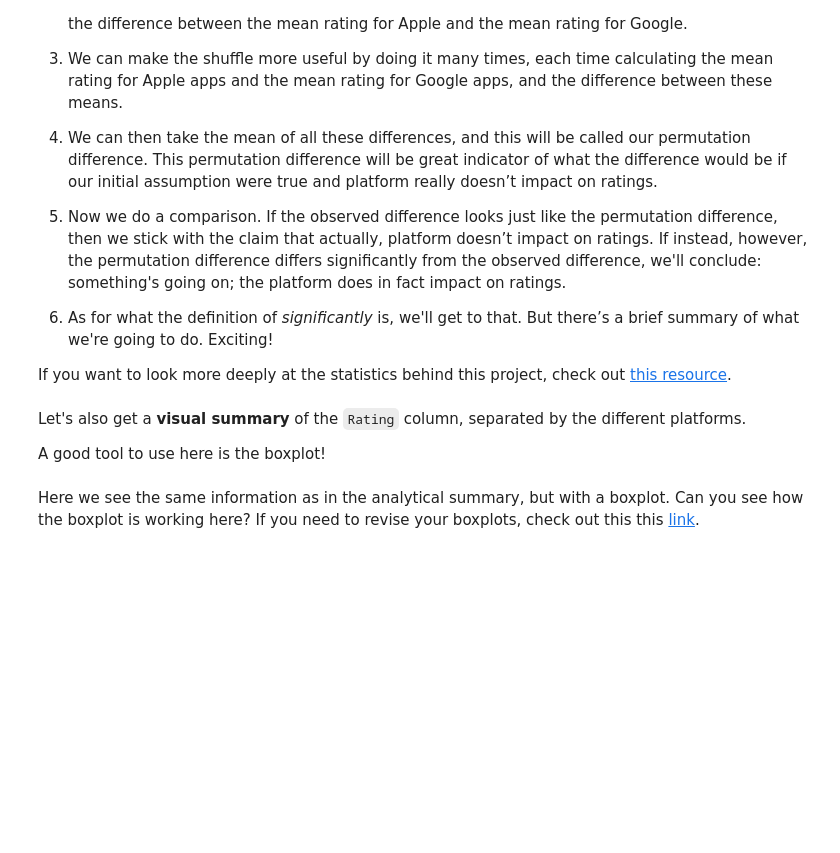
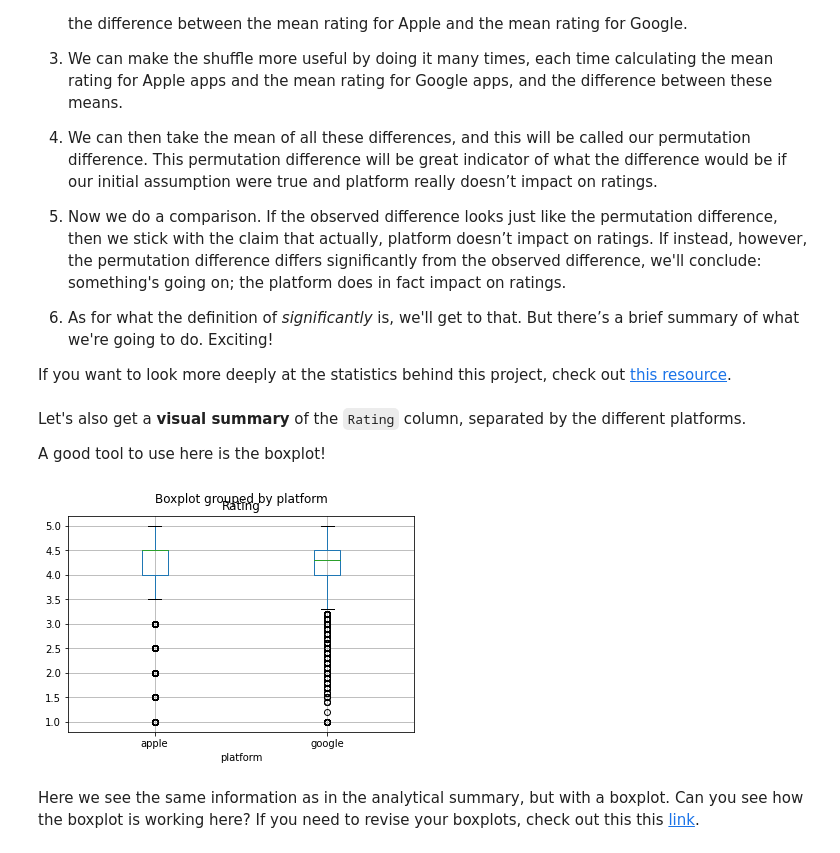
Before and after one commit to ellerybledsoe/Springboard, a Jupyter notebook: Springboard Apps project - Tier 3 - Complete.ipynb, the cells around one changed output. Saved outputs shown, nothing was run; the diff lists cells and outputs as text; code cells hidden in the pictures; blank space fills up the shorter version.

```diff
--- a/Springboard Apps project - Tier 3 - Complete.ipynb
+++ b/Springboard Apps project - Tier 3 - Complete.ipynb
@@ -286,13 +291,15 @@ old_names = Apple.columns
 new_names = Google.columns
 
 # Use the rename() DataFrame method to change the columns names.
-Apple = Apple.rename(columns={old_names[0]: new_names[0], old_names[1]: new_names[1], old_names[2]: new_names[2],old_names[3]: new_names[3]}, inplace=True)
+Apple.rename(columns={old_names[0]: new_names[0], old_names[1]: new_names[1], old_names[2]: new_names[2],old_names[3]: new_names[3]}, inplace=True)
 # %% [markdown]
 ### 2d. Join the two datasets
 Let's combine the two datasets into a single data frame called `df`.
 # %%
 # Let's use the append() method to append Apple to Google.
-_ _ _
+df = Google.append(Apple)
 
 # Using the sample() method with the number 12 passed to it, check 12 random points of your dataset.
-_ _ _
+df.sample(12)
+
+#df.platform.unique()
@@ -302,10 +311,10 @@ _ _ _
 As you can see there are some `NaN` values. We want to eliminate all these `NaN` values from the table.
 # %%
 # Lets check first the dimesions of df before droping `NaN` values. Use the .shape feature.
-_ _ _
+print(df.shape)
 
 # Use the dropna() method to eliminate all the NaN values, and overwrite the same dataframe with the result.
-_ _ _
+df=df.dropna()
 
 # Check the new dimesions of our dataframe.
-_ _ _
+print(df.shape)
@@ -323,7 +342,7 @@ _ _ _
 929 apps do not have reviews, we need to eliminate these points!
 # %%
 # Eliminate the points that have 0 reviews.
-_ _ _
+df = df.loc[df['Reviews']!=0]
 # %% [markdown]
 ### 2g. Summarize the data visually and analytically (by the column `platform`)
 # %% [markdown]
@@ -362,7 +388,9 @@ Let's also get a **visual summary** of the `Rating` column, separated by the dif
 A good tool to use here is the boxplot!
 # %%
 # Call the boxplot() method on our df.
-_ _ _
+df.boxplot(column=['Rating'], by='platform');
+# %% [output]
+[figure, added]
 # %% [markdown]
 Here we see the same information as in the analytical summary, but with a boxplot. Can you see how the boxplot is working here? If you need to revise your boxplots, check out this this [link](https://www.kaggle.com/ramamet4/app-store-apple-data-set-10k-apps).
 # %% [markdown]
```
Also changed, not shown: parts of 14 cells of this notebook.
